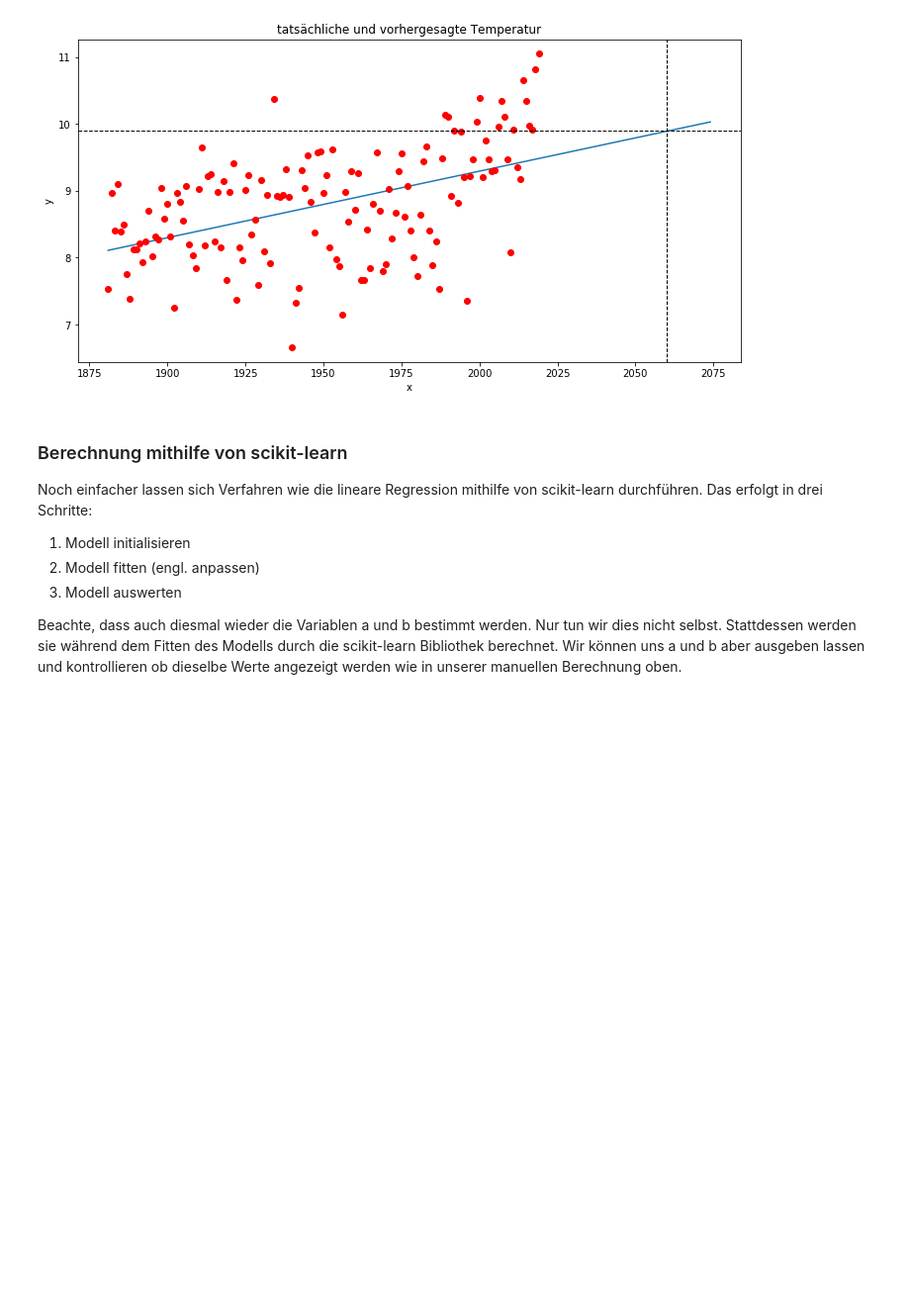
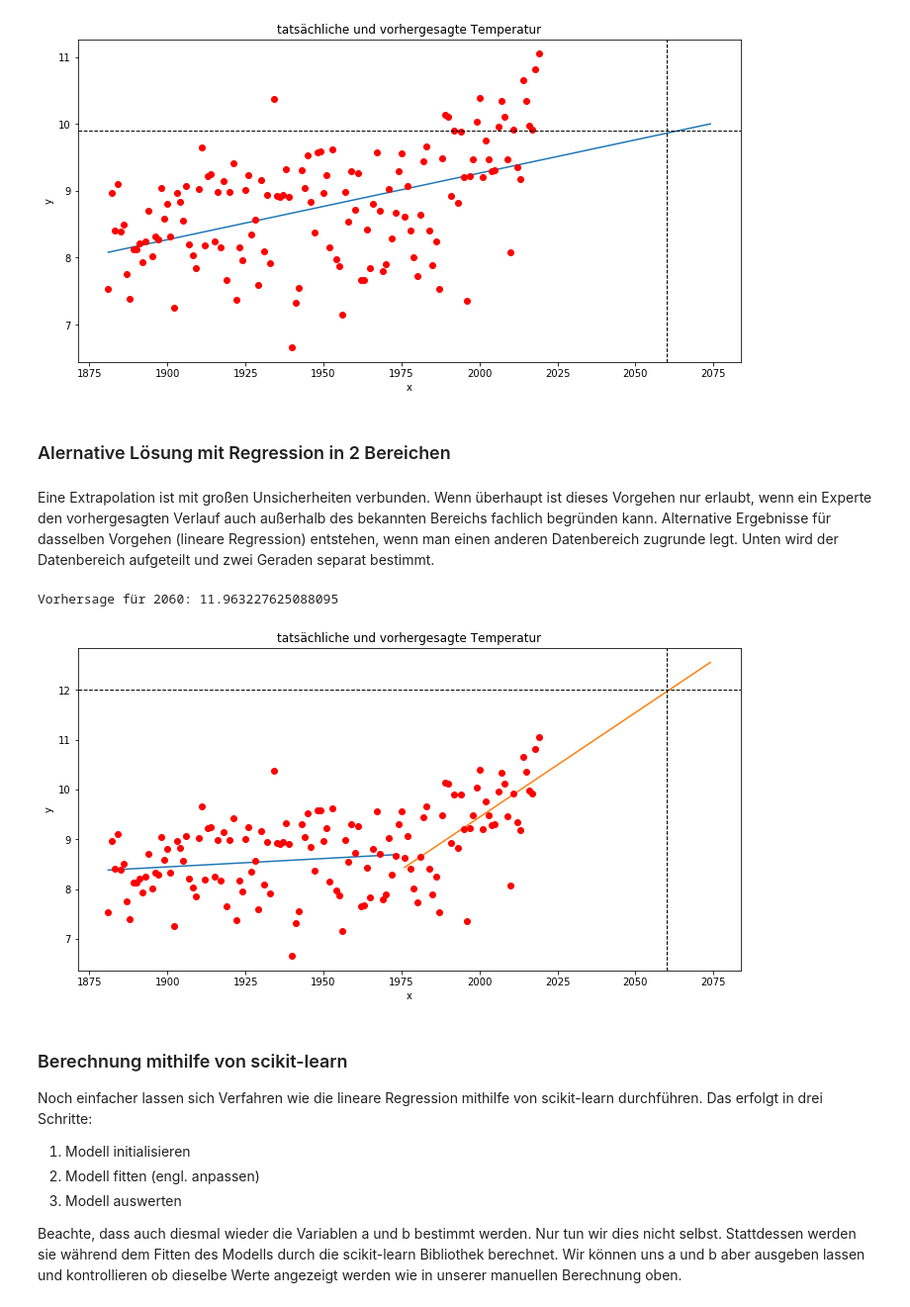
Before and after one commit to StefanSpieker/52Stunden, a Jupyter notebook: regression/temperaturvorhersage.ipynb, the cells around one changed output. Shown at 99% size. Cells and saved outputs as stored; diff of their text form; code cells hidden in the pictures; blank space fills up the shorter version.

Commit message:
erweiterung jupyter notebook um alternative extrapolation

```diff
--- a/regression/temperaturvorhersage.ipynb
+++ b/regression/temperaturvorhersage.ipynb
@@ -116,6 +124,61 @@ plt.ylabel('y')
 plt.show()
 # %% [output]
 [figure]
+# %% [markdown]
+### Alernative Lösung mit Regression in 2 Bereichen
+# %% [markdown]
+Eine Extrapolation ist mit großen Unsicherheiten verbunden. Wenn überhaupt ist dieses Vorgehen nur erlaubt, wenn ein Experte den vorhergesagten Verlauf auch außerhalb des bekannten Bereichs fachlich begründen kann. Alternative Ergebnisse für dasselben Vorgehen (lineare Regression) entstehen, wenn man einen anderen Datenbereich zugrunde legt. Unten wird der Datenbereich aufgeteilt und zwei Geraden separat bestimmt.
+# %%
+x_1 = x[0:94]
+y_1 = y[0:94]
+df_1 = pd.DataFrame(
+    {'x': x_1,
+     'y': y_1}
+)
+x_1_mittel = np.mean(x_1)
+y_1_mittel = np.mean(y_1)
+df_1['xy_cov'] = (df_1['x'] - x_1_mittel) * (df_1['y'] - y_1_mittel)
+df_1['x_var'] = (df_1['x'] - x_1_mittel)**2
+b_1 = df_1['xy_cov'].sum() / df_1['x_var'].sum()
+a_1 = y_1_mittel - (b_1 * x_1_mittel)
+
+y_1_vorhersage = b_1*df_1['x'] + a_1
+
+
+x_2 = x[95:]
+y_2 = y[95:]
+df_2 = pd.DataFrame(
+    {'x': x_2,
+     'y': y_2}
+)
+x_2_mittel = np.mean(x_2)
+y_2_mittel = np.mean(y_2)
+df_2['xy_cov'] = (df_2['x'] - x_2_mittel) * (df_2['y'] - y_2_mittel)
+df_2['x_var'] = (df_2['x'] - x_2_mittel)**2
+b_2 = df_2['xy_cov'].sum() / df_2['x_var'].sum()
+a_2 = y_2_mittel - (b_2 * x_2_mittel)
+
+x_2_erweitert = np.arange(1976,2075)
+y_2_vorhersage_erweitert = b_2*x_2_erweitert + a_2
+
+jahr_vorhersage = 2060
+y_jahr_vorhersage = b_2*jahr_vorhersage + a_2
+print ("Vorhersage für " + str(jahr_vorhersage) + ": " + str(y_jahr_vorhersage))
+
+plt.figure(figsize=(12, 6))
+plt.plot(x_1, y_1_vorhersage) # Gerade im ersten Bereich
+plt.plot(x_2_erweitert, y_2_vorhersage_erweitert) # Gerade im zweiten Bereich
+plt.plot(x, y, 'ro')                          # scatter plot der tatsächlichen Werte
+plt.axvline(2060, linewidth=1, color='k', linestyle='--')
+plt.axhline(12., linewidth=1, color='k', linestyle='--')
+plt.title('tatsächliche und vorhergesagte Temperatur')
+plt.xlabel('x')
+plt.ylabel('y')
+
+plt.show()
+# %% [output]
+Vorhersage für 2060: 11.963227625088095
+[figure, added]
 # %% [markdown]
 ### Berechnung mithilfe von scikit-learn
 Noch einfacher lassen sich Verfahren wie die lineare Regression mithilfe von scikit-learn durchführen. Das erfolgt in drei Schritte:
```
Also changed, not shown: parts of 5 cells of this notebook.
